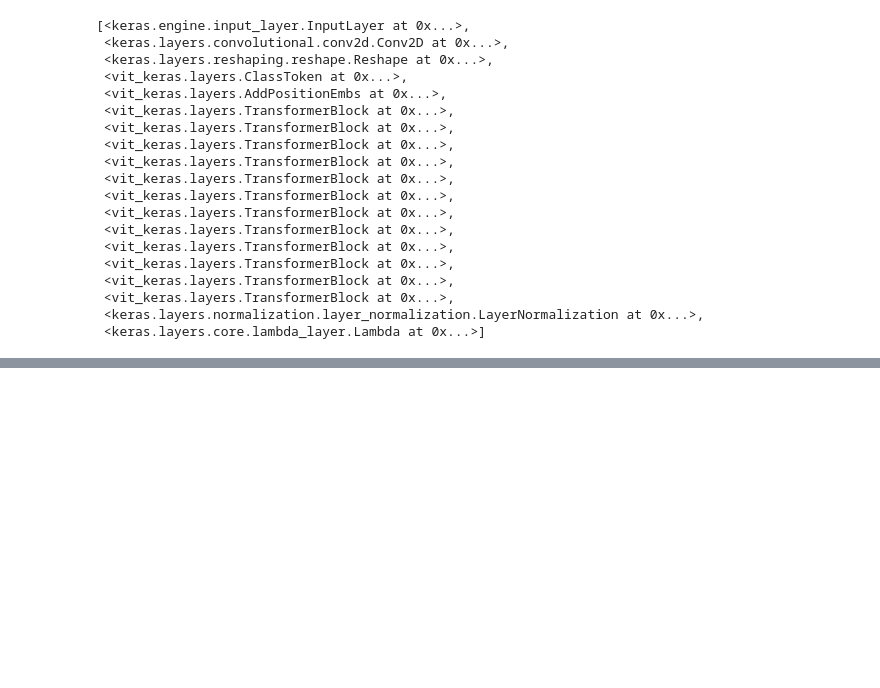
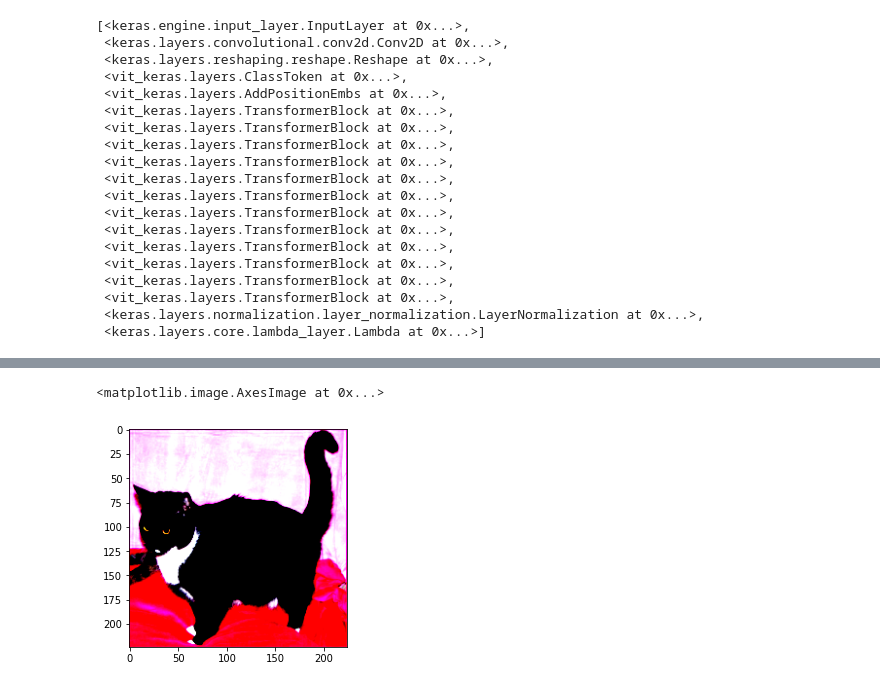
Before and after one commit to tanakakao/studymemo, a Jupyter notebook: vit_keras_torch.ipynb, the cells around one changed output, grey strips where cells are left out. Cells and saved outputs as stored; diff of their text form; code cells hidden in the pictures; blank space fills up the shorter version.

```diff
--- a/vit_keras_torch.ipynb
+++ b/vit_keras_torch.ipynb
@@ -1334,0 +2132,3 @@ class AttentionClassifier(nn.Module):
+# %%
+plt.imshow(imgs[1].detach().numpy().transpose(1,2,0))
+# %% [output]
@@ -1334,0 +2136,2 @@ class AttentionClassifier(nn.Module):
+<matplotlib.image.AxesImage at 0x...>
+[figure, added]
```
Also changed, not shown: parts of 26 cells of this notebook.
